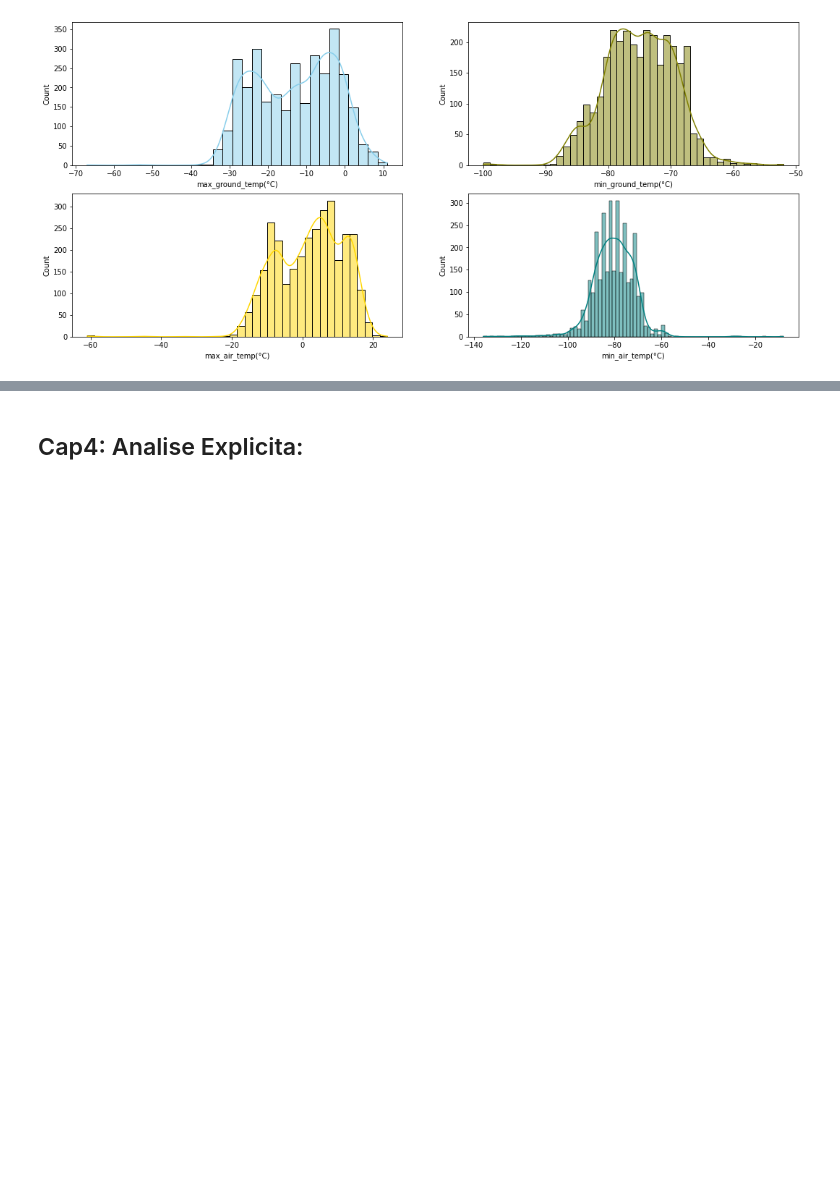
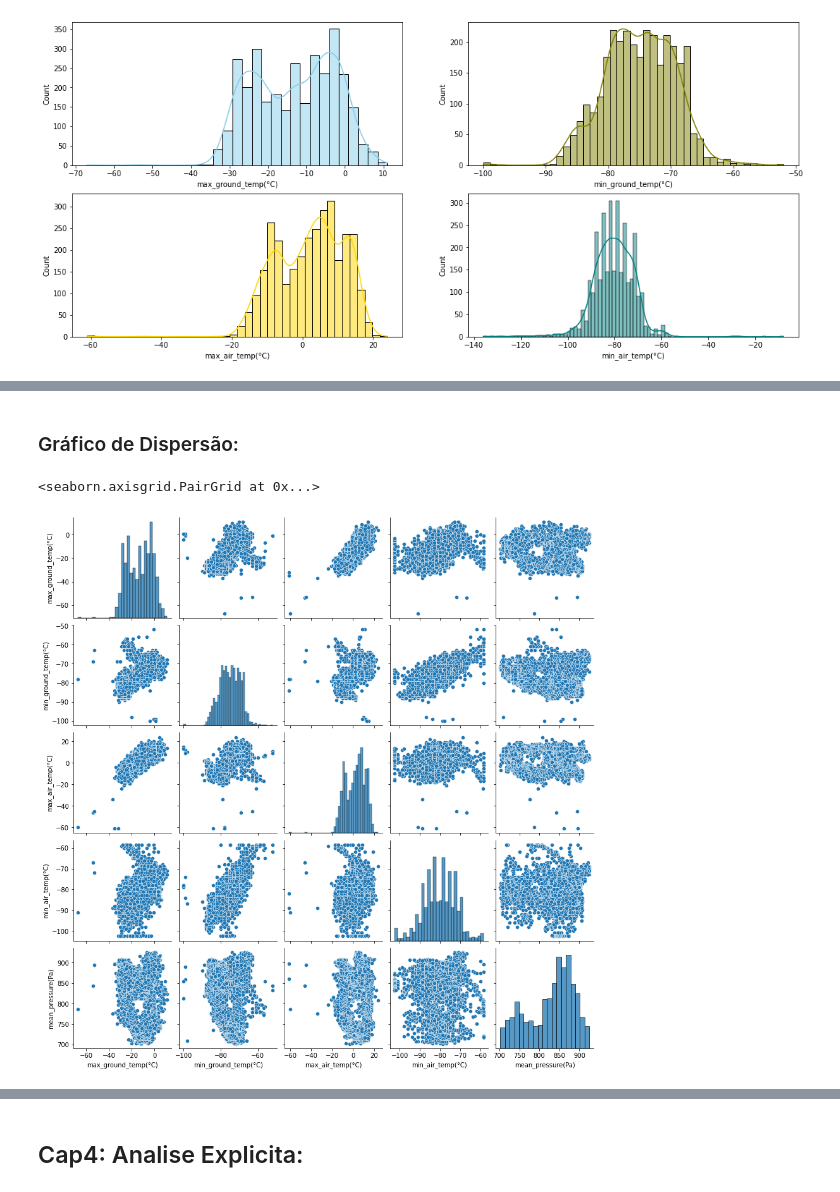
Before and after one commit to Gus-1003/DataScience, a Jupyter notebook: Análise_Dataset_REMS_Mars/Av3_Ciência_de_dados.ipynb, the cells around one changed output, grey strips where cells are left out. Drawn from its saved outputs; the diff is of its cells as text; code cells hidden in the pictures; blank space fills up the shorter version.

```diff
--- a/Análise_Dataset_REMS_Mars/Av3_Ciência_de_dados.ipynb
+++ b/Análise_Dataset_REMS_Mars/Av3_Ciência_de_dados.ipynb
@@ -225,0 +262,13 @@ plt.show()
+# %%
+#trata outlier pela regra do 1.5*IQR (variação interquartil)
+
+q1 = Dataframe['min_air_temp(°C)'].quantile(0.25)
+print(f'q1: {q1}')
+q3 = Dataframe['min_air_temp(°C)'].quantile(0.75)
+print(f'q3: {q3}')
+iqr = q3 - q1
+print(f'iqr: {iqr}')
+lLim = q1 - 1.5 * iqr
+print(f'lLim: {lLim}')
+hLim = q3 + 1.5 * iqr
+print(f'hLim: {hLim}')
@@ -225,0 +281,5 @@ plt.show()
+# %%
+#SUBSTITUI VALORES CONSIDERADOS OUTLIER
+
+Dataframe.loc[Dataframe['min_air_temp(°C)'] < lLim, 'min_air_temp(°C)'] = lLim #substitui os valores abaixo do limite inferior pelo limite inferior
+Dataframe.loc[Dataframe['min_air_temp(°C)'] > hLim, 'min_air_temp(°C)'] = hLim #substitui os valores acima do limite superior pelo limite superior
@@ -225,0 +298,7 @@ plt.show()
+# %% [markdown]
+### Gráfico de Dispersão:
+# %%
+sb.pairplot(data=Dataframe[['max_ground_temp(°C)', 'min_ground_temp(°C)', 'max_air_temp(°C)', 'min_air_temp(°C)', 'mean_pressure(Pa)']])
+# %% [output]
+<seaborn.axisgrid.PairGrid at 0x...>
+[figure, added]
```
Also changed, not shown: parts of 14 cells of this notebook.
